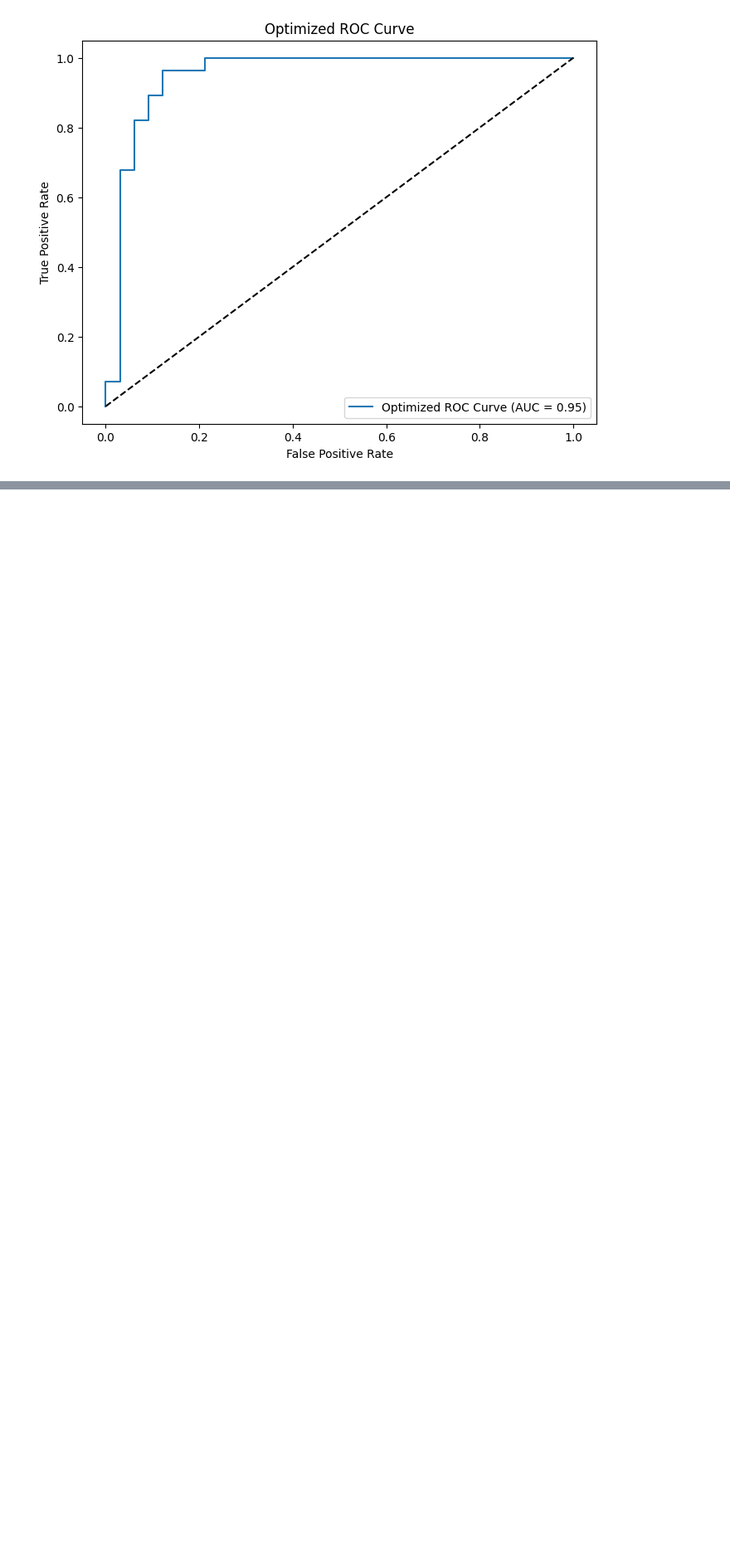
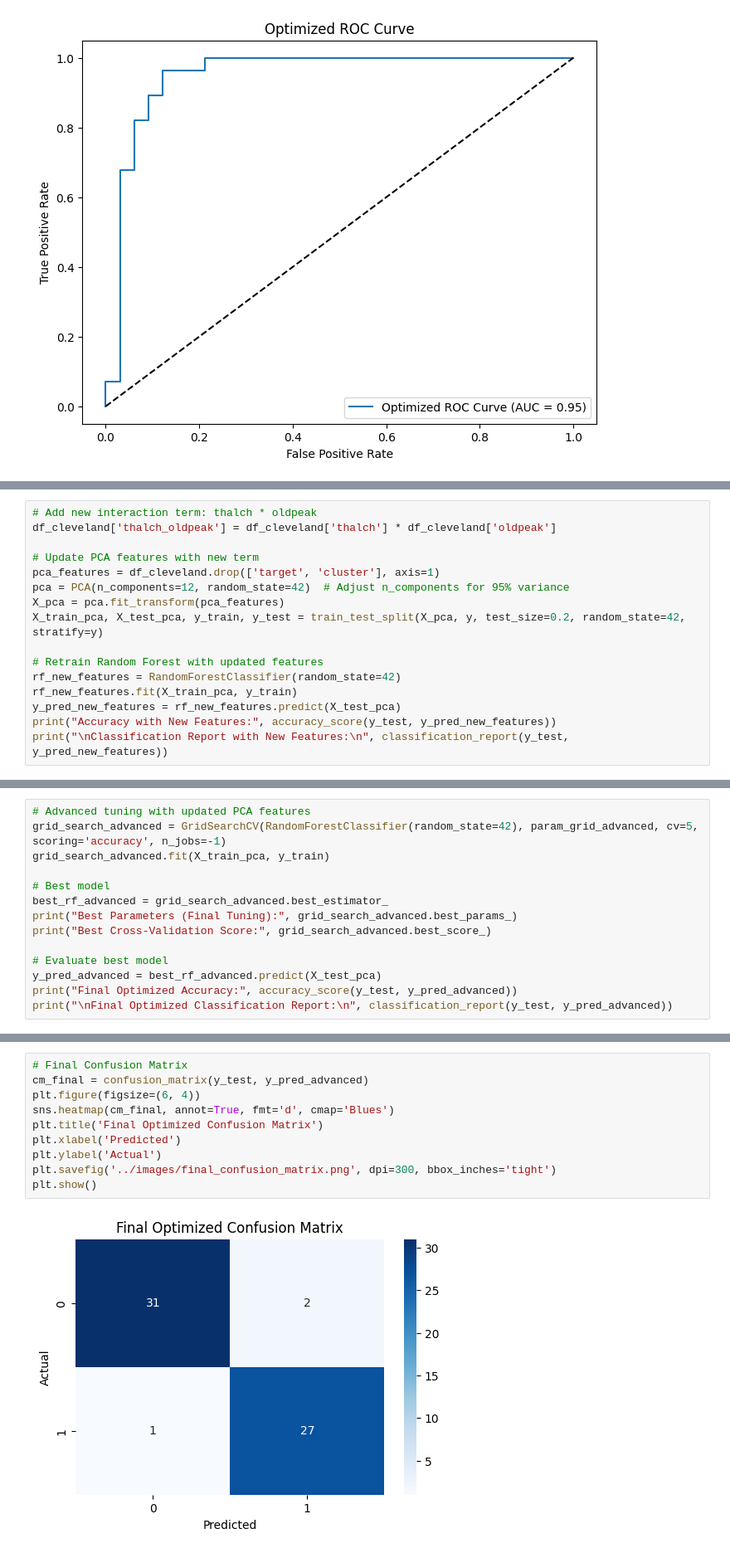
Before and after one commit to GoudyMT/heart-disease-ml, a Jupyter notebook: notebook/ml-portfolio.ipynb, the cells around one changed output, grey strips where cells are left out. Shown at 83% size. Drawn from its saved outputs; the diff is of its cells as text; blank space fills up the shorter version.

```diff
--- a/notebook/ml-portfolio.ipynb
+++ b/notebook/ml-portfolio.ipynb
@@ -660,0 +701,16 @@ plt.show()
+# %%
+# Add new interaction term: thalch * oldpeak
+df_cleveland['thalch_oldpeak'] = df_cleveland['thalch'] * df_cleveland['oldpeak']
+
+# Update PCA features with new term
+pca_features = df_cleveland.drop(['target', 'cluster'], axis=1)
+pca = PCA(n_components=12, random_state=42)  # Adjust n_components for 95% variance
+X_pca = pca.fit_transform(pca_features)
+X_train_pca, X_test_pca, y_train, y_test = train_test_split(X_pca, y, test_size=0.2, random_state=42, stratify=y)
+
+# Retrain Random Forest with updated features
+rf_new_features = RandomForestClassifier(random_state=42)
+rf_new_features.fit(X_train_pca, y_train)
+y_pred_new_features = rf_new_features.predict(X_test_pca)
+print("Accuracy with New Features:", accuracy_score(y_test, y_pred_new_features))
+print("\nClassification Report with New Features:\n", classification_report(y_test, y_pred_new_features))
@@ -660,0 +729,14 @@ plt.show()
+# %%
+# Advanced tuning with updated PCA features
+grid_search_advanced = GridSearchCV(RandomForestClassifier(random_state=42), param_grid_advanced, cv=5, scoring='accuracy', n_jobs=-1)
+grid_search_advanced.fit(X_train_pca, y_train)
+
+# Best model
+best_rf_advanced = grid_search_advanced.best_estimator_
+print("Best Parameters (Final Tuning):", grid_search_advanced.best_params_)
+print("Best Cross-Validation Score:", grid_search_advanced.best_score_)
+
+# Evaluate best model
+y_pred_advanced = best_rf_advanced.predict(X_test_pca)
+print("Final Optimized Accuracy:", accuracy_score(y_test, y_pred_advanced))
+print("\nFinal Optimized Classification Report:\n", classification_report(y_test, y_pred_advanced))
@@ -660,0 +760,12 @@ plt.show()
+# %%
+# Final Confusion Matrix
+cm_final = confusion_matrix(y_test, y_pred_advanced)
+plt.figure(figsize=(6, 4))
+sns.heatmap(cm_final, annot=True, fmt='d', cmap='Blues')
+plt.title('Final Optimized Confusion Matrix')
+plt.xlabel('Predicted')
+plt.ylabel('Actual')
+plt.savefig('../images/final_confusion_matrix.png', dpi=300, bbox_inches='tight')
+plt.show()
+# %% [output]
+[figure, added]
```
Also changed, not shown: parts of 8 cells of this notebook, 2 other files.
